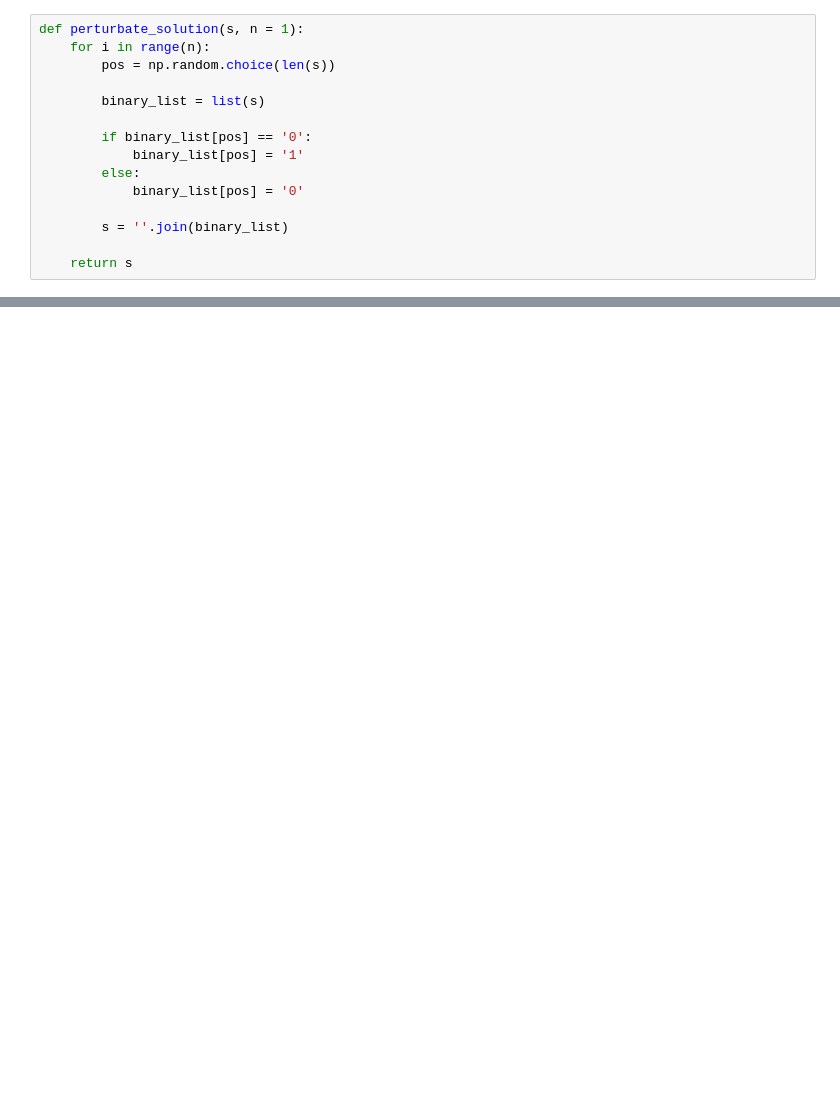
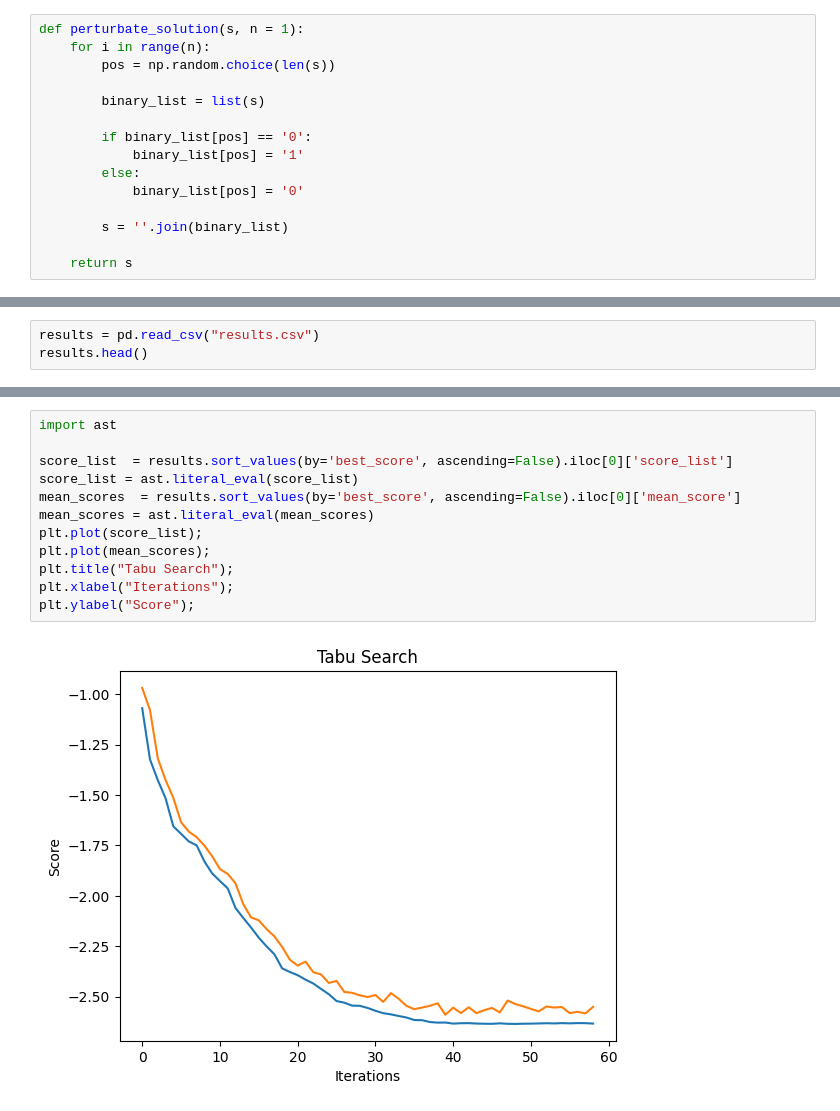
Before and after one commit to fell100/Metaheuristics, a Jupyter notebook: GRASP/grasp.ipynb, the cells around one changed output, grey strips where cells are left out. Drawn from its saved outputs; the diff is of its cells as text; blank space fills up the shorter version.

```diff
--- a/GRASP/grasp.ipynb
+++ b/GRASP/grasp.ipynb
@@ -510,0 +675,3 @@ tabu_search(max_iterations, n_neighbors, early_stop_n, tabu_list_len, s0 = portf
+# %%
+results = pd.read_csv("results.csv")
+results.head()
@@ -510,0 +685,14 @@ tabu_search(max_iterations, n_neighbors, early_stop_n, tabu_list_len, s0 = portf
+# %%
+import ast
+
+score_list  = results.sort_values(by='best_score', ascending=False).iloc[0]['score_list']
+score_list = ast.literal_eval(score_list)
+mean_scores  = results.sort_values(by='best_score', ascending=False).iloc[0]['mean_score']
+mean_scores = ast.literal_eval(mean_scores)
+plt.plot(score_list);
+plt.plot(mean_scores);
+plt.title("Tabu Search");
+plt.xlabel("Iterations");
+plt.ylabel("Score");
+# %% [output]
+[figure, added]
```
Also changed, not shown: parts of 42 cells of this notebook, 8 other files.
